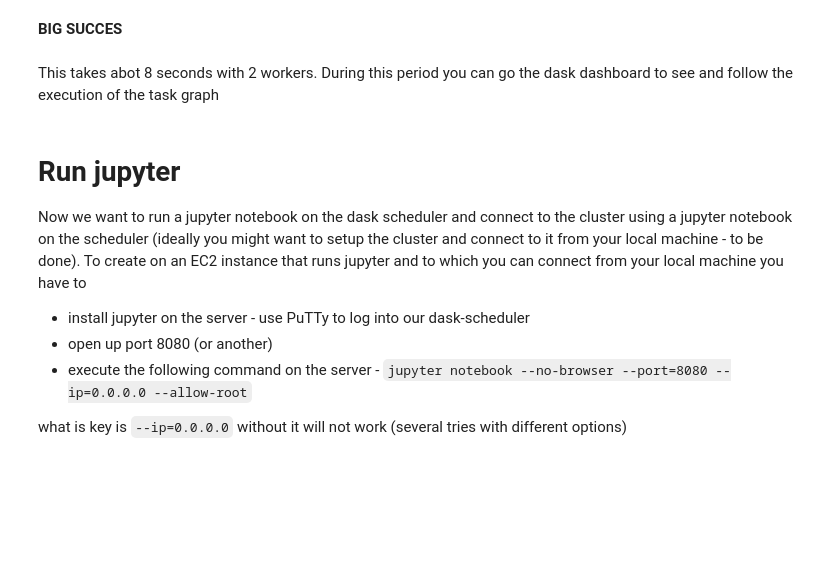
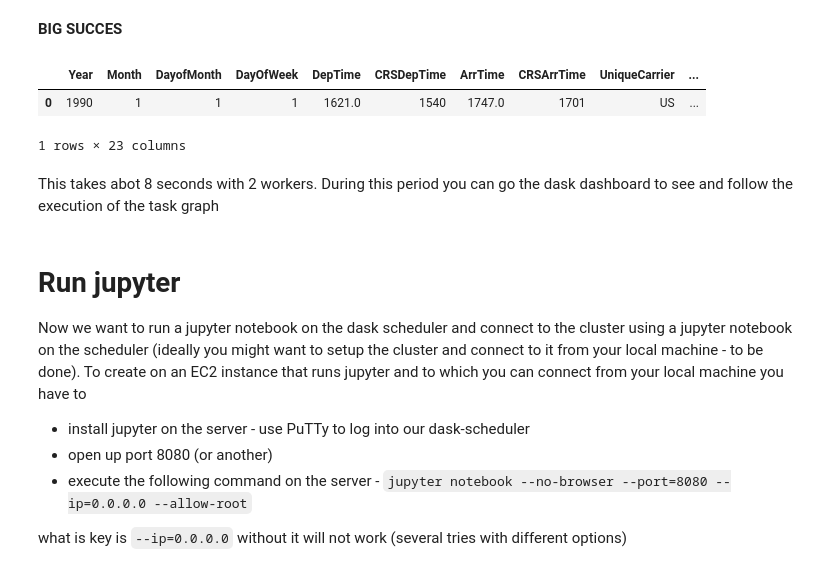
Before and after one commit to longtongster/deploy-dask-cluster-on-aws, a Jupyter notebook: start and prepare ec2 instances.ipynb, the cells around one changed output. Saved outputs shown, nothing was run; the diff lists cells and outputs as text; code cells hidden in the pictures; blank space fills up the shorter version.

```diff
--- a/start and prepare ec2 instances.ipynb
+++ b/start and prepare ec2 instances.ipynb
@@ -265,3 +312,11 @@ import dask.dataframe as dd
+# %%
+ddf = dd.read_csv("./nycflights/1990.csv"
+)
+ddf.head(1)
+# %% [output]
+|  | Year | Month | DayofMonth | DayOfWeek | DepTime | CRSDepTime | ArrTime | CRSArrTime | UniqueCarrier | ... |
+| 0 | 1990 | 1 | 1 | 1 | 1621.0 | 1540 | 1747.0 | 1701 | US | ... |
+1 rows × 23 columns
 # %%
 client.close()
 # %% [markdown]
```
Also changed, not shown: parts of 3 cells of this notebook.
